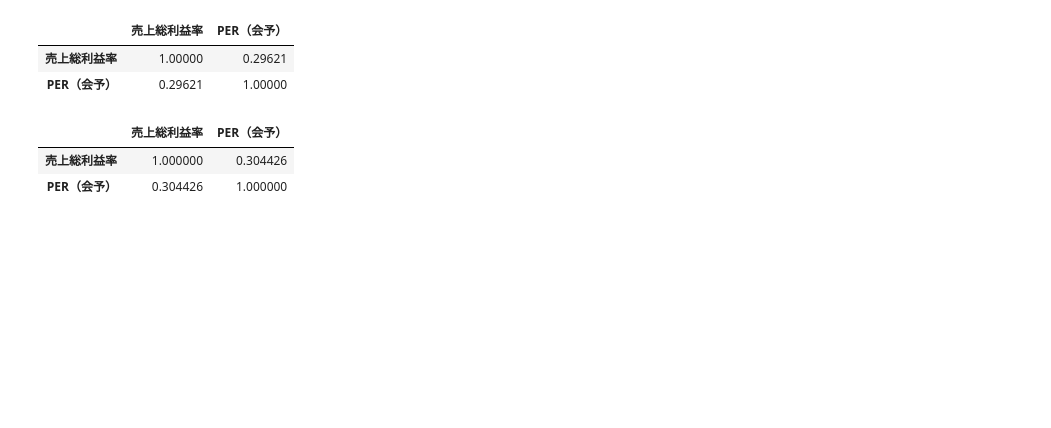
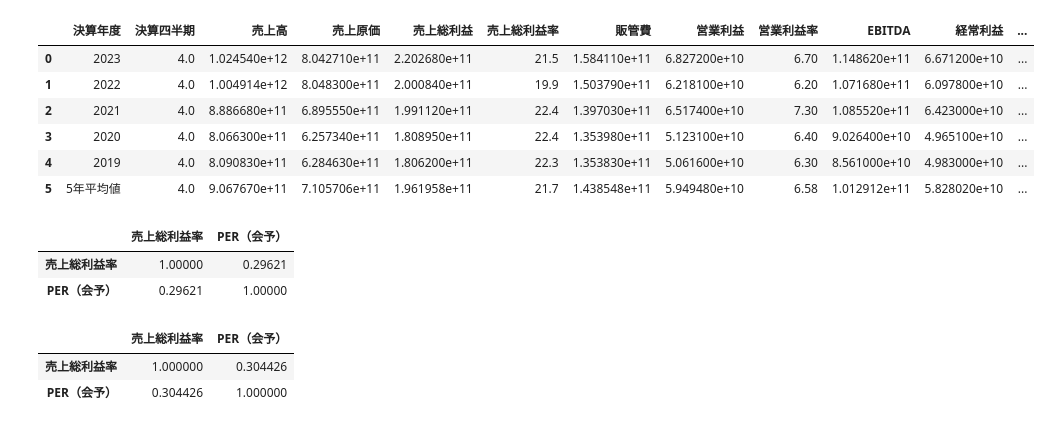
Before and after one commit to mimikousi/financial_analysis, a Jupyter notebook: analysis.ipynb, the cells around one changed output. Cells and saved outputs as stored; diff of their text form; code cells hidden in the pictures; blank space fills up the shorter version.

```diff
--- a/analysis.ipynb
+++ b/analysis.ipynb
@@ -38,6 +42,16 @@ filename = 'df_dict.pkl'
 # バイナリモードでファイルを開き、オブジェクトを読み込む
 with open(filename, 'rb') as file:
     df_dict = pickle.load(file)
+# %%
+df_dict['4088']
+# %% [output]
+|  | 決算年度 | 決算四半期 | 売上高 | 売上原価 | 売上総利益 | 売上総利益率 | 販管費 | 営業利益 | 営業利益率 | EBITDA | 経常利益 | ... |
+| 0 | 2023 | 4.0 | 1.024540e+12 | 8.042710e+11 | 2.202680e+11 | 21.5 | 1.584110e+11 | 6.827200e+10 | 6.70 | 1.148620e+11 | 6.671200e+10 | ... |
+| 1 | 2022 | 4.0 | 1.004914e+12 | 8.048300e+11 | 2.000840e+11 | 19.9 | 1.503790e+11 | 6.218100e+10 | 6.20 | 1.071680e+11 | 6.097800e+10 | ... |
+| 2 | 2021 | 4.0 | 8.886680e+11 | 6.895550e+11 | 1.991120e+11 | 22.4 | 1.397030e+11 | 6.517400e+10 | 7.30 | 1.085520e+11 | 6.423000e+10 | ... |
+| 3 | 2020 | 4.0 | 8.066300e+11 | 6.257340e+11 | 1.808950e+11 | 22.4 | 1.353980e+11 | 5.123100e+10 | 6.40 | 9.026400e+10 | 4.965100e+10 | ... |
+| 4 | 2019 | 4.0 | 8.090830e+11 | 6.284630e+11 | 1.806200e+11 | 22.3 | 1.353830e+11 | 5.061600e+10 | 6.30 | 8.561000e+10 | 4.983000e+10 | ... |
+| 5 | 5年平均値 | 4.0 | 9.067670e+11 | 7.105706e+11 | 1.961958e+11 | 21.7 | 1.438548e+11 | 5.949480e+10 | 6.58 | 1.012912e+11 | 5.828020e+10 | ... |
 # %%
 #PERトレンドグラフ(5年分)を作成
 years = [2019, 2020, 2021, 2022, 2023]
```
Also changed, not shown: parts of 4 cells of this notebook, 46 other files.
